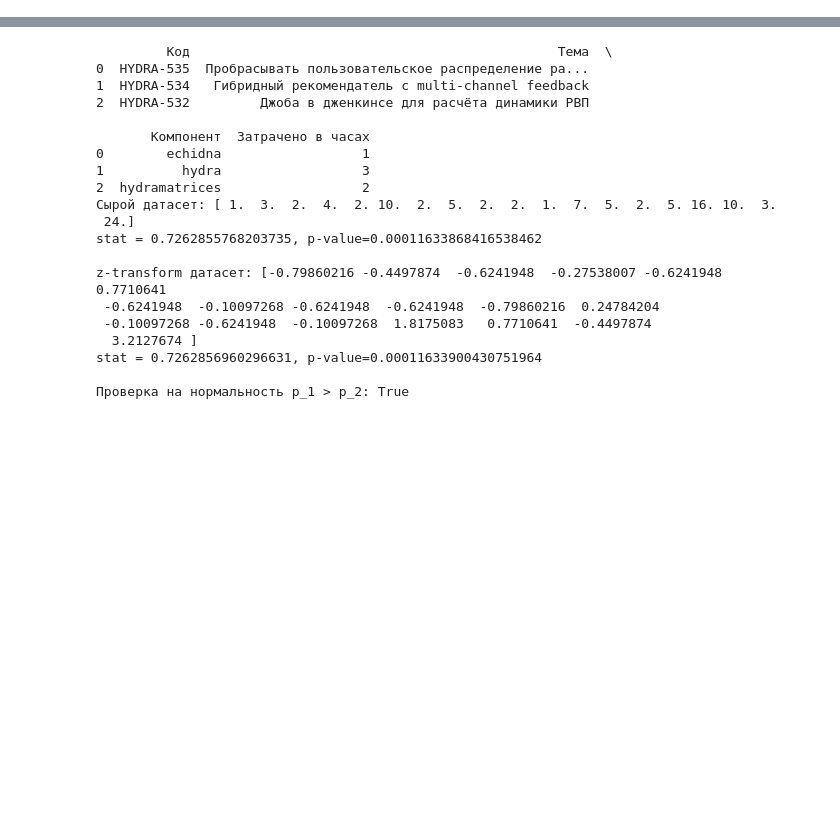
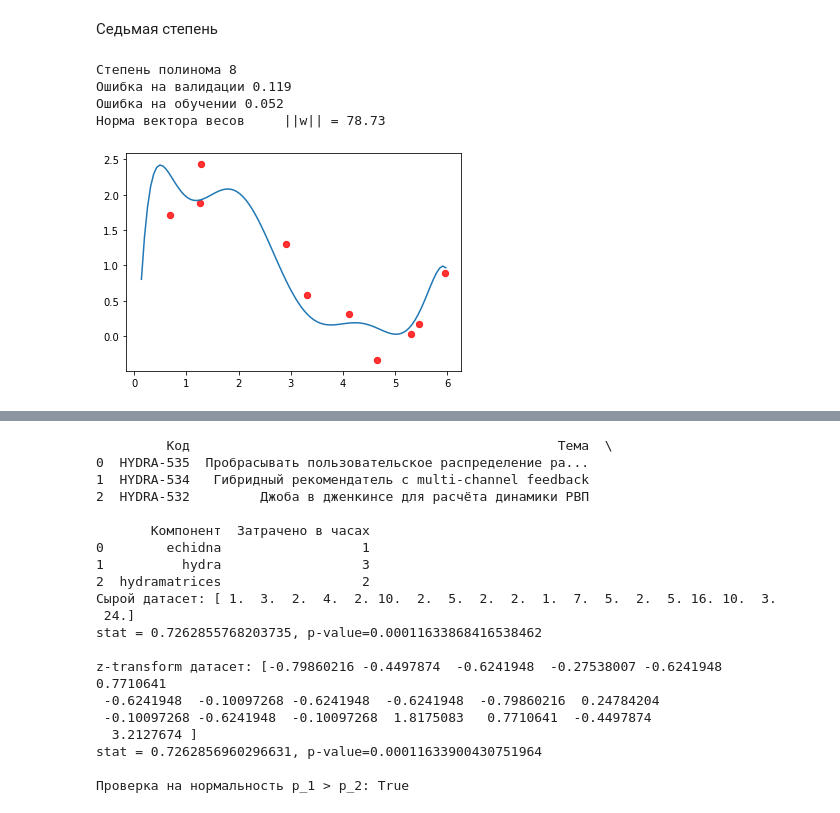
Before and after one commit to adzhumurat/data_management, a Jupyter notebook: docker_compose/data_client/app/jupyter_notebooks/machine_learning_tuning.ipynb, the cells around one changed output, grey strips where cells are left out. Saved outputs shown, nothing was run; the diff lists cells and outputs as text; code cells hidden in the pictures; blank space fills up the shorter version.

```diff
--- a/docker_compose/data_client/app/jupyter_notebooks/machine_learning_tuning.ipynb
+++ b/docker_compose/data_client/app/jupyter_notebooks/machine_learning_tuning.ipynb
@@ -0,0 +231,17 @@
+# %% [markdown]
+Седьмая степень
+# %%
+degree = 8
+
+error_valid, error_train, coef_norm = train_polynomial(degree, data)
+
+degrees.append(degree)
+valid_errors.append(error_valid)
+train_errors.append(error_train)
+w_norm.append(coef_norm)
+# %% [output]
+Степень полинома 8
+Ошибка на валидации 0.119
+Ошибка на обучении 0.052
+Норма вектора весов     ||w|| = 78.73
+[figure, added]
```
Also changed, not shown: parts of 109 cells of this notebook.
